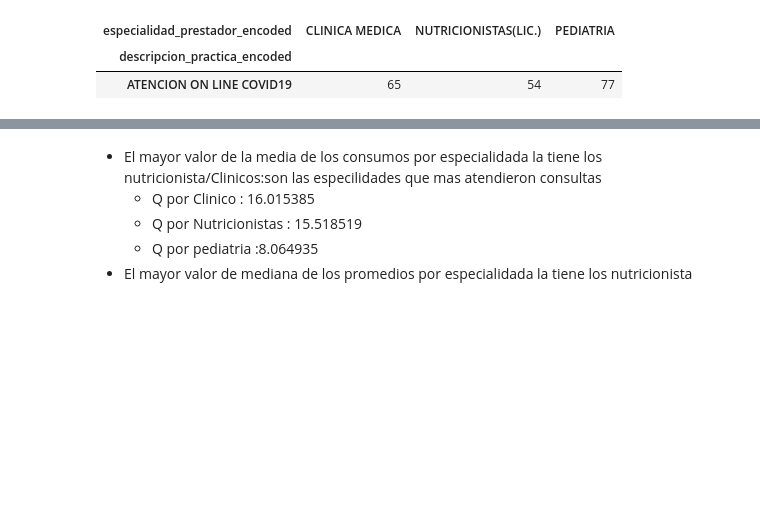
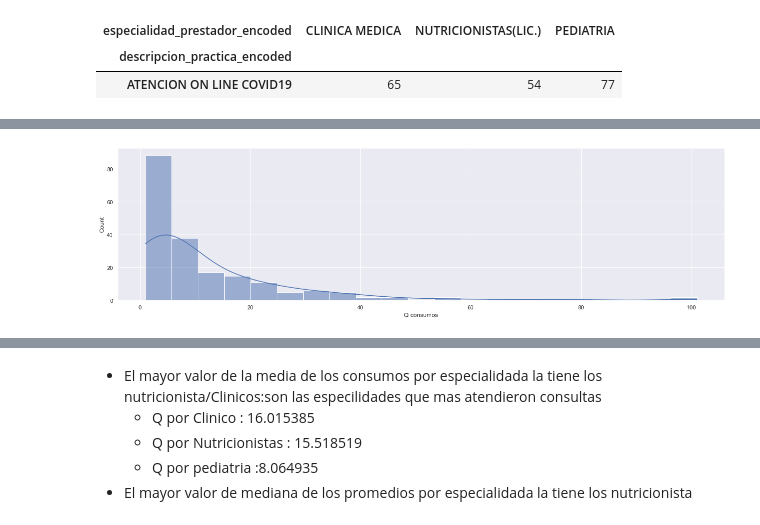
Before and after one commit to JuanMajul/Mentoria_DiploDatos2021, a Jupyter notebook: Analisis_Oferta.ipynb, the cells around one changed output, grey strips where cells are left out. Saved outputs shown, nothing was run; the diff lists cells and outputs as text; code cells hidden in the pictures; blank space fills up the shorter version.

```diff
--- a/Analisis_Oferta.ipynb
+++ b/Analisis_Oferta.ipynb
@@ -172,3 +172,7 @@ df_3 = df[df['especialidad_prestador_encoded']=='PEDIATRA']
+# %%
+g =sns.displot(df, x="Q consumos", aspect=3.5, kde=True)
+# %% [output]
+[figure, added]
 # %%
 plt.figure(figsize=(15,15))
 
```
Also changed, not shown: parts of 26 cells of this notebook.
